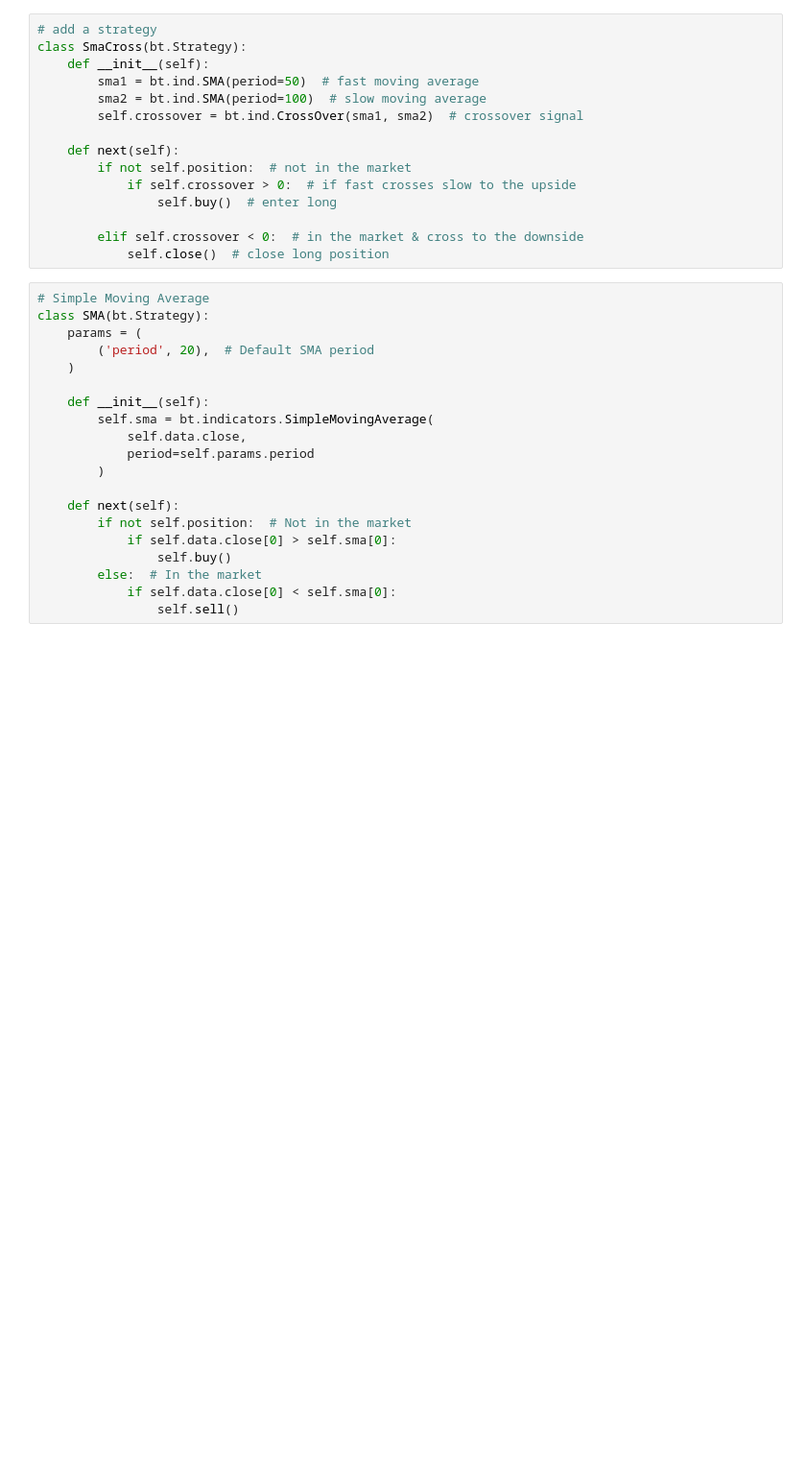
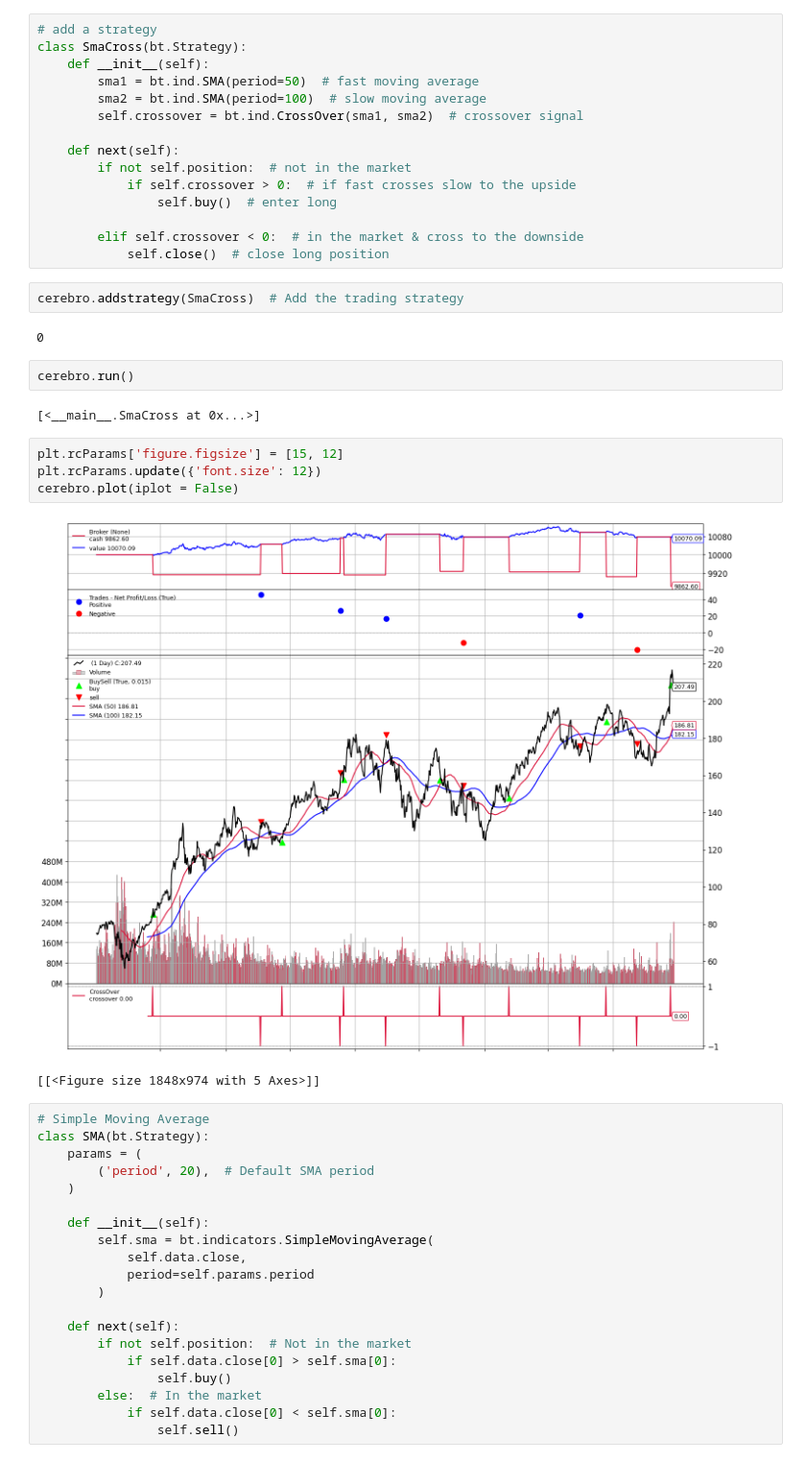
Before and after one commit to Addisu-Alemu/Scalable-Backtesting-Infrastructure, a Jupyter notebook: backend/notebook/backtrader_strategies.ipynb, the cells around one changed output. Shown at 96% size. Cells and saved outputs as stored; diff of their text form; blank space fills up the shorter version.

```diff
--- a/backend/notebook/backtrader_strategies.ipynb
+++ b/backend/notebook/backtrader_strategies.ipynb
@@ -31,6 +32,21 @@ class SmaCross(bt.Strategy):
 
         elif self.crossover < 0:  # in the market & cross to the downside
             self.close()  # close long position
+# %%
+cerebro.addstrategy(SmaCross)  # Add the trading strategy
+# %% [output]
+0
+# %%
+cerebro.run()
+# %% [output]
+[<__main__.SmaCross at 0x...>]
+# %%
+plt.rcParams['figure.figsize'] = [15, 12]
+plt.rcParams.update({'font.size': 12})
+cerebro.plot(iplot = False)
+# %% [output]
+[figure, added]
+[[<Figure size 1848x974 with 5 Axes>]]
 # %%
 # Simple Moving Average
 class SMA(bt.Strategy):
```
Also changed, not shown: parts of 5 cells of this notebook, 2 other files.
